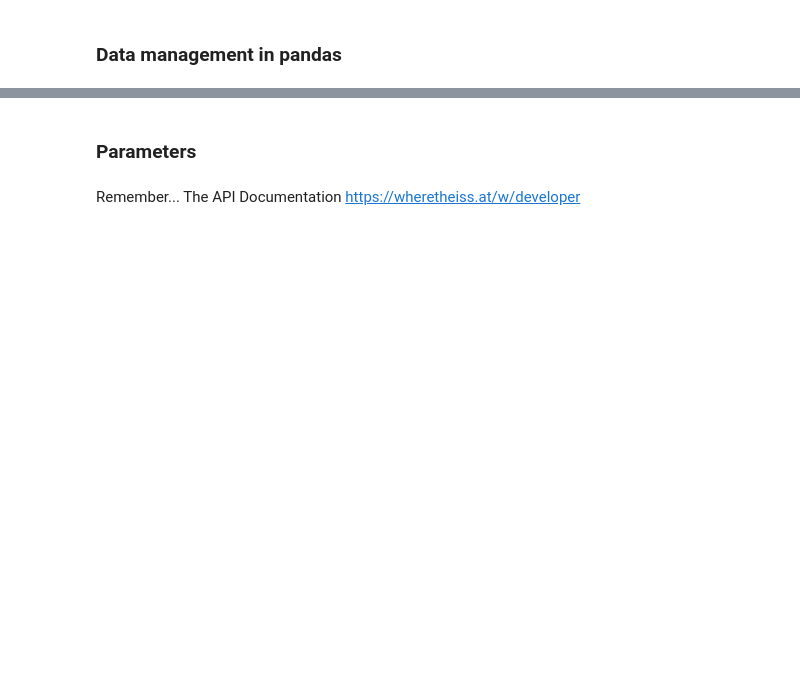
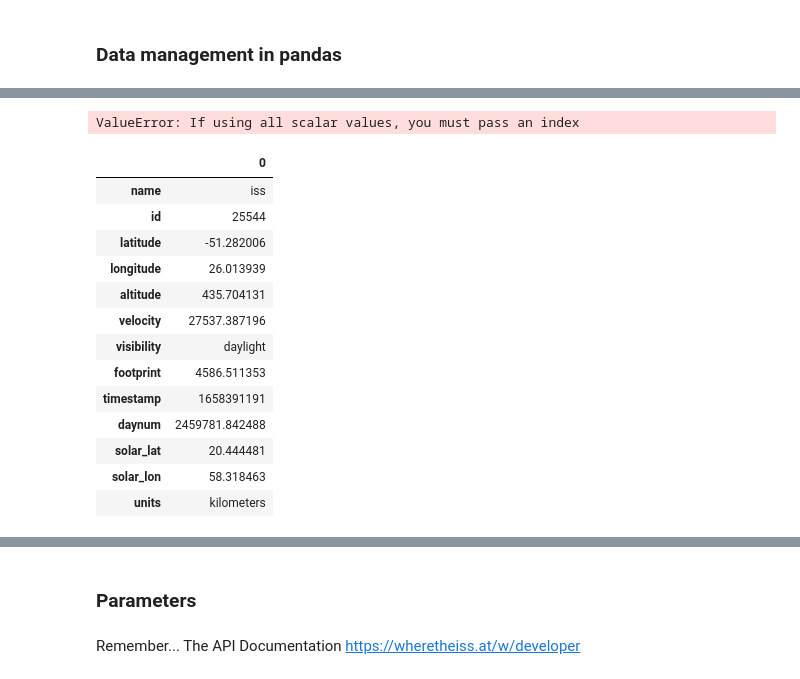
Before and after one commit to DanielReverter/lectures, a Jupyter notebook: week-3/03-APIs.ipynb, the cells around one changed output, grey strips where cells are left out. Drawn from its saved outputs; the diff is of its cells as text; code cells hidden in the pictures; blank space fills up the shorter version.

```diff
--- a/week-3/03-APIs.ipynb
+++ b/week-3/03-APIs.ipynb
@@ -136,0 +209,3 @@ We make the call to the satellites endpoint with the id because it has already b
+# %%
+res_iss = requests.get(url)
+res_iss
@@ -136,0 +222,3 @@ We make the call to the satellites endpoint with the id because it has already b
+# %%
+iss_info = res_iss.json()
+iss_info
@@ -140,0 +269,23 @@ import pandas as pd
+# %%
+df1 = pd.DataFrame.from_dict(iss_info) # scalar values, you need to pass an index
+df1
+# %% [output]
+ValueError: If using all scalar values, you must pass an index
+# %%
+df2 = pd.DataFrame.from_dict(iss_info, orient="index")
+df2
+# %% [output]
+|  | 0 |
+| name | iss |
+| id | 25544 |
+| latitude | -51.282006 |
+| longitude | 26.013939 |
+| altitude | 435.704131 |
+| velocity | 27537.387196 |
+| visibility | daylight |
+| footprint | 4586.511353 |
+| timestamp | 1658391191 |
+| daynum | 2459781.842488 |
+| solar_lat | 20.444481 |
+| solar_lon | 58.318463 |
+| units | kilometers |
```
Also changed, not shown: parts of 149 cells of this notebook.
